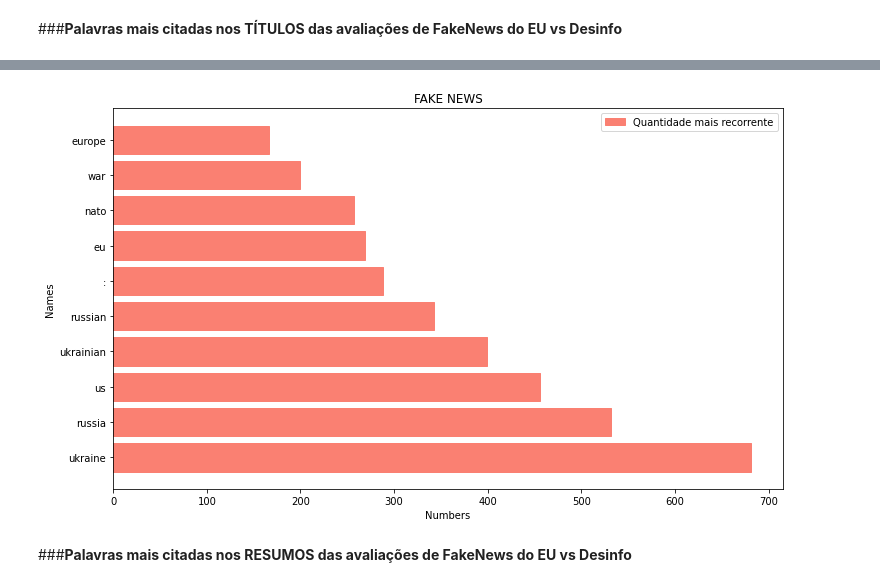
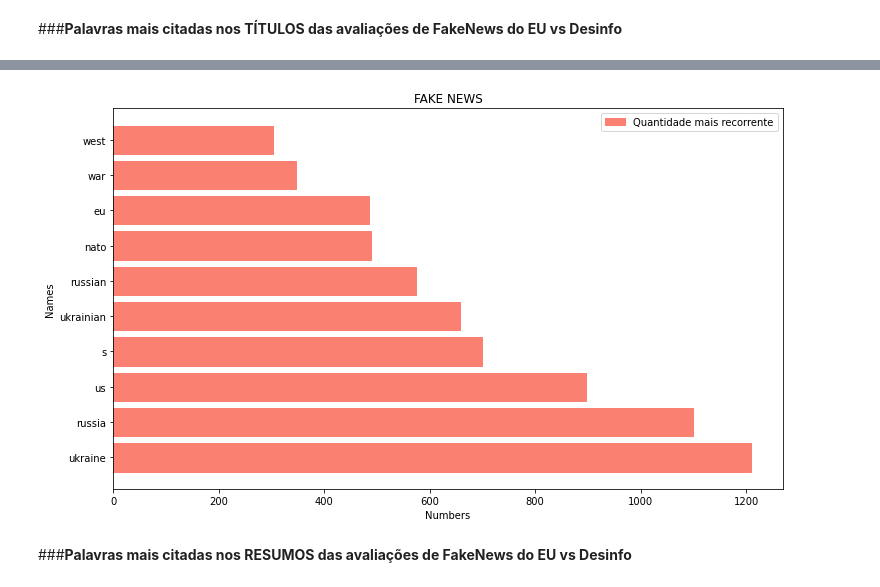
Before and after one commit to SamiraHabib/Fake_News, a Jupyter notebook: projeto_fake_news_1_2ipynb.ipynb, the cells around one changed output, grey strips where cells are left out. Cells and saved outputs as stored; diff of their text form; code cells hidden in the pictures.

```diff
--- a/projeto_fake_news_1_2ipynb.ipynb
+++ b/projeto_fake_news_1_2ipynb.ipynb
@@ -130,8 +178,7 @@ print_words(title_list)
-# %%
-clean_data = remove_stopwords(title_list)
-plot_grafic(clean_data)
-# %% [output]
-[figure, removed]
+# %%
+plot_grafic(title_list)
+# %% [output]
+[figure, added]
 # %% [markdown]
 ###**Palavras mais citadas nos RESUMOS das avaliações de FakeNews do EU vs Desinfo**
 # %%
```
Also changed, not shown: parts of 9 cells of this notebook.
